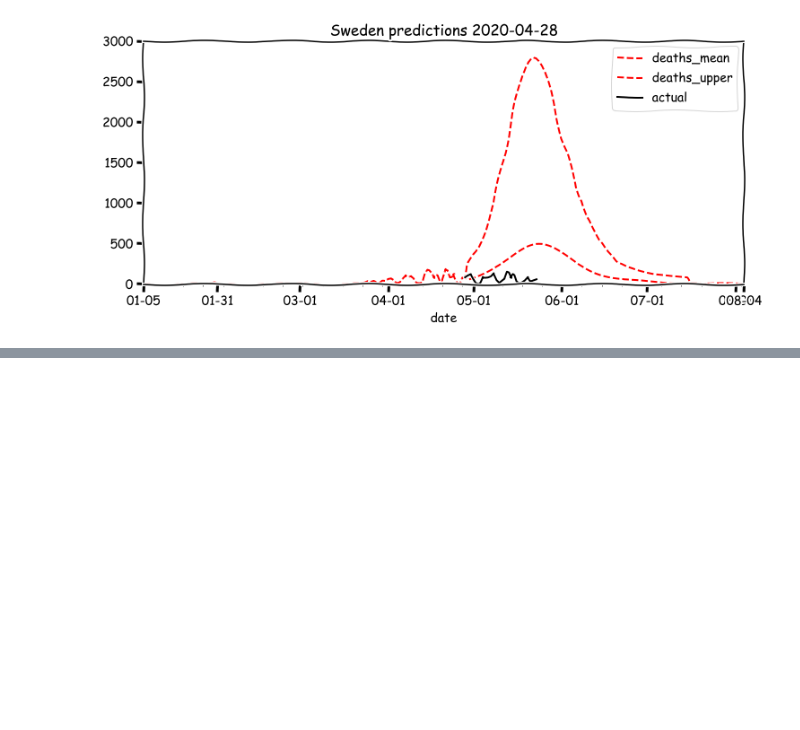
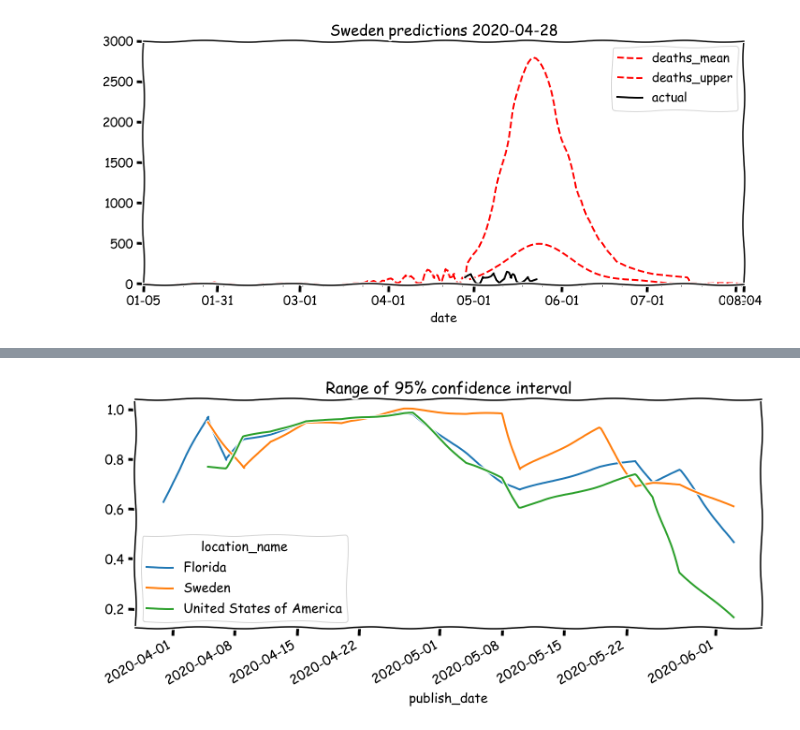
Before and after one commit to mrichard91/ihme_model_notebook, a Jupyter notebook: IHME regression.ipynb, the cells around one changed output, grey strips where cells are left out. Saved outputs shown, nothing was run; the diff lists cells and outputs as text; code cells hidden in the pictures; blank space fills up the shorter version.

```diff
--- a/IHME regression.ipynb
+++ b/IHME regression.ipynb
@@ -159,0 +171,12 @@ df[df.location_name.isin(['Sweden', 'United States of America', 'Belgium'])].\
+# %%
+# can we look at the uncertainty in a model for any given country by looking at the 95ci?
+countries=['Sweden', 'United States of America', 'Florida']
+delta = df.loc[(df.location_name.isin(countries))&(df.date==df.publish_date+timedelta(days=14))].\
+    groupby(['location_name', 'publish_date']).\
+    agg({'deaths_upper': 'max', 'deaths_lower': 'max'})
+delta['range'] = delta.deaths_upper - delta.deaths_lower
+delta['ci_ratio'] = delta.range / delta.deaths_upper
+with plt.xkcd():
+    delta.unstack(0).ci_ratio.plot(title=f'Range of 95% confidence interval')
+# %% [output]
+[figure, added]
```
Also changed, not shown: parts of 6 cells of this notebook.
